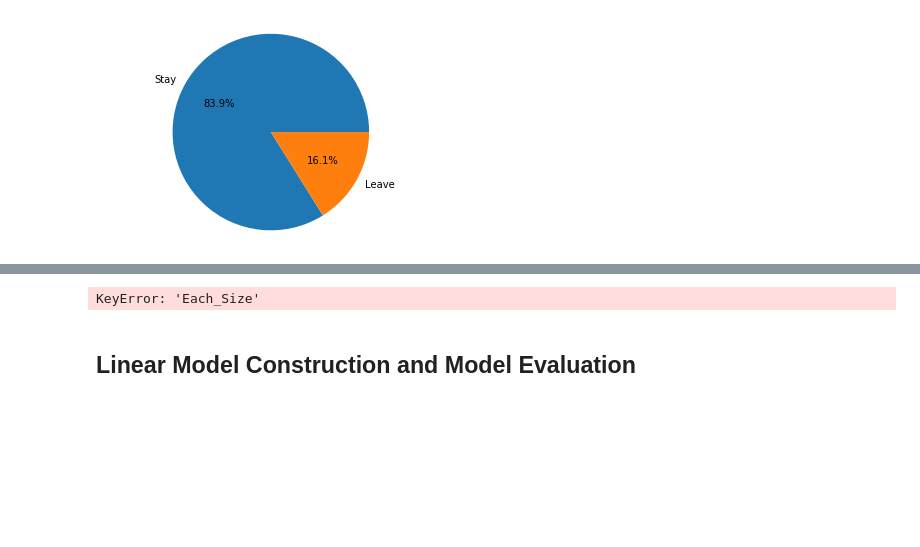
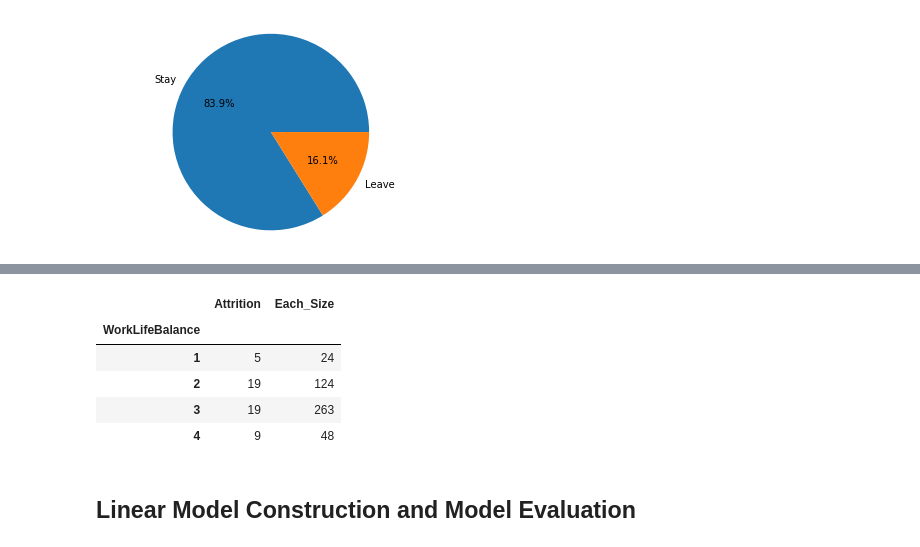
Before and after one commit to Xusong1998/Data-Analytics-Project, a Jupyter notebook: HR_Attrition_Data_Modeling.ipynb, the cells around one changed output, grey strips where cells are left out. Cells and saved outputs as stored; diff of their text form; code cells hidden in the pictures; blank space fills up the shorter version.

```diff
--- a/HR_Attrition_Data_Modeling.ipynb
+++ b/HR_Attrition_Data_Modeling.ipynb
@@ -126,16 +155,21 @@ Index(['Attrition', 'Each_Size'], dtype='object')
 # %%
 data = df_exp[df_exp['JobSatisfaction']==4]
 d = {'WorkLifeBalance' : data['WorkLifeBalance'],
       'Attrition' : data['Attrition']}
 worklife_balance = pd.DataFrame(d)
 worklife_balance_groupby = worklife_balance.groupby(['WorkLifeBalance'])
 worklife_balance_groupby = worklife_balance_groupby.sum()
 # worklife_balance_groupby['Attrition_rate']
 worklife_balance_groupby['Each_Size'] = worklife_balance.groupby(['WorkLifeBalance']).size()
-worklife_balance_groupby['Attrition_Rate'] = worklife_balance_groupby.apply(lambda x:x['Each_Size'])
+worklife_balance_groupby
 # worklife_balance_groupby.sum().unstack().plot(kind='bar',title="Influence of work life balance",figsize=(7,7))
 # %% [output]
-KeyError: 'Each_Size'
+|  | Attrition | Each_Size |
+| WorkLifeBalance |  |  |
+| 1 | 5 | 24 |
+| 2 | 19 | 124 |
+| 3 | 19 | 263 |
+| 4 | 9 | 48 |
 # %% [markdown]
 ## Linear Model Construction and Model Evaluation
 # %%
```
Also changed, not shown: parts of 6 cells of this notebook.
